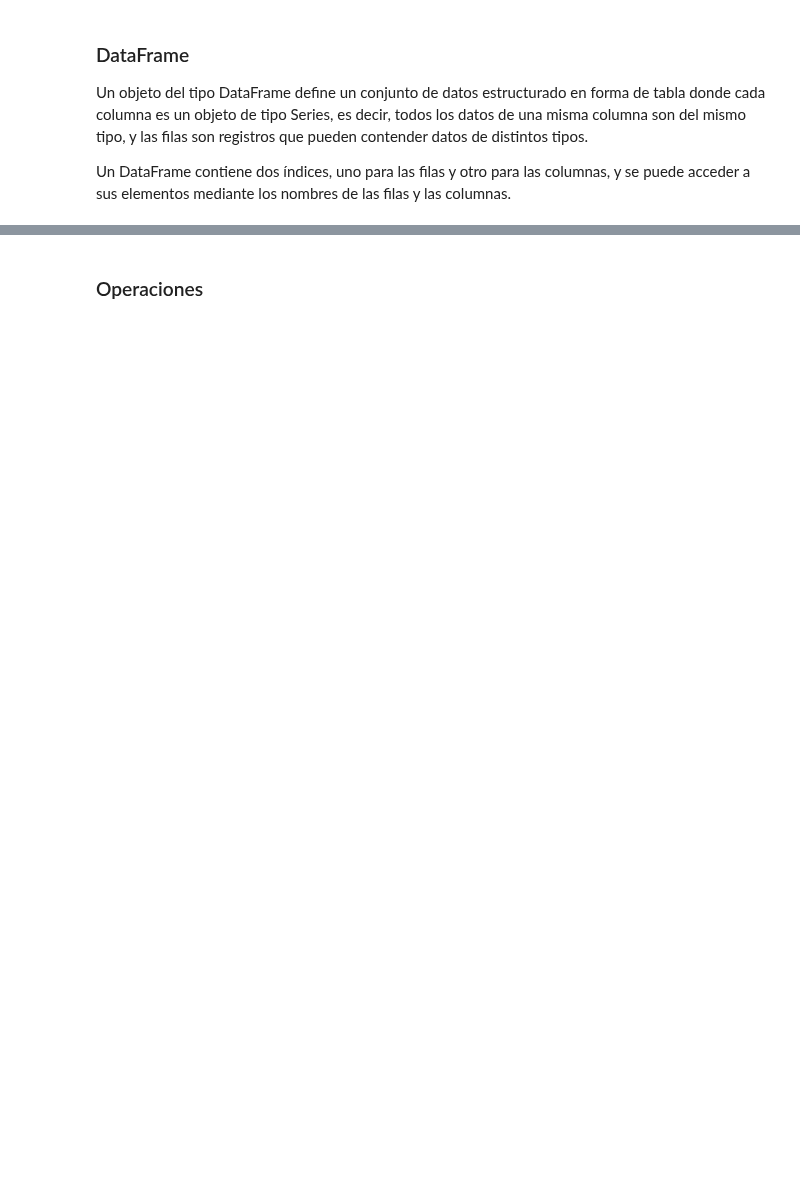
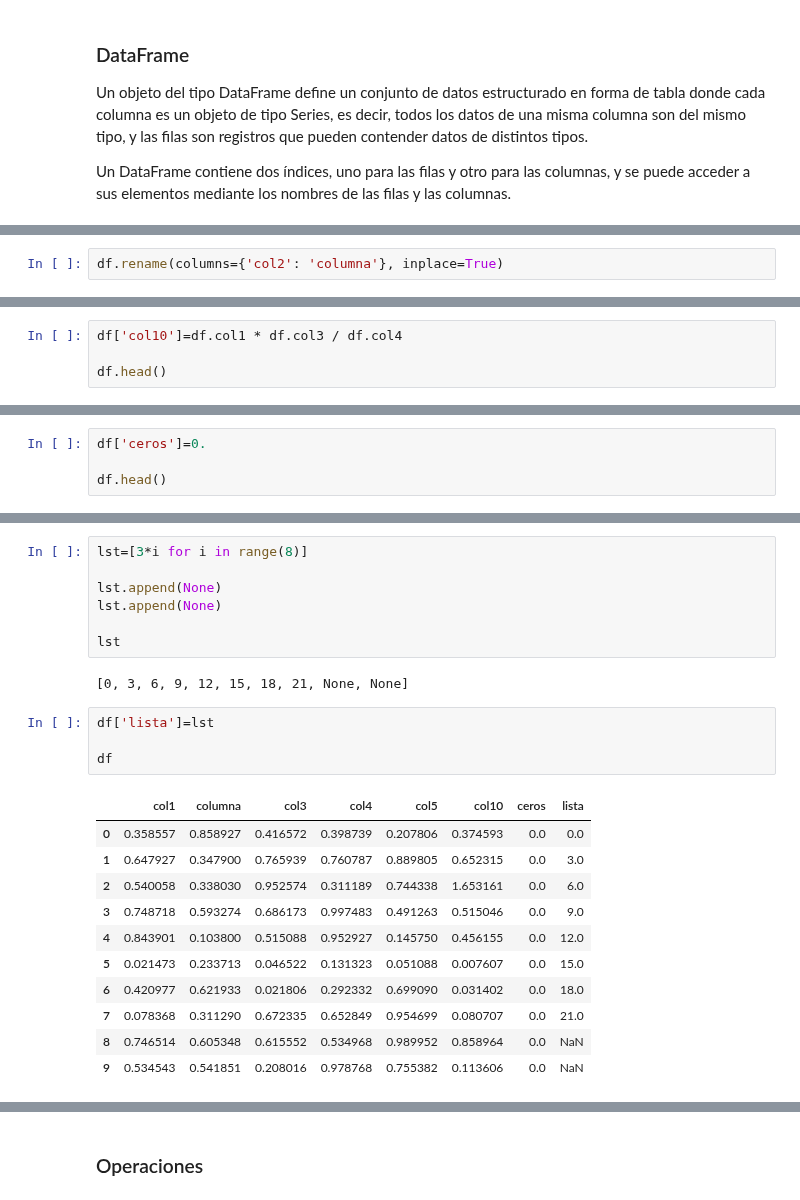
Before and after one commit to Ironhack-Data-Madrid-Mayo-2022/apuntes_clase, a Jupyter notebook: semana_2/1.2 - Intro Pandas.ipynb, the cells around one changed output, grey strips where cells are left out. Saved outputs shown, nothing was run; the diff lists cells and outputs as text; blank space fills up the shorter version.

```diff
--- a/semana_2/1.2 - Intro Pandas.ipynb
+++ b/semana_2/1.2 - Intro Pandas.ipynb
@@ -43,0 +191,2 @@ Un DataFrame contiene dos índices, uno para las filas y otro para las columnas,
+# %%
+df.rename(columns={'col2': 'columna'}, inplace=True)
@@ -43,0 +216,4 @@ Un DataFrame contiene dos índices, uno para las filas y otro para las columnas,
+# %%
+df['col10']=df.col1 * df.col3 / df.col4
+
+df.head()
@@ -43,0 +227,4 @@ Un DataFrame contiene dos índices, uno para las filas y otro para las columnas,
+# %%
+df['ceros']=0.
+
+df.head()
@@ -43,0 +238,25 @@ Un DataFrame contiene dos índices, uno para las filas y otro para las columnas,
+# %%
+lst=[3*i for i in range(8)]
+
+lst.append(None)
+lst.append(None)
+
+lst
+# %% [output]
+[0, 3, 6, 9, 12, 15, 18, 21, None, None]
+# %%
+df['lista']=lst
+
+df
+# %% [output]
+|  | col1 | columna | col3 | col4 | col5 | col10 | ceros | lista |
+| 0 | 0.358557 | 0.858927 | 0.416572 | 0.398739 | 0.207806 | 0.374593 | 0.0 | 0.0 |
+| 1 | 0.647927 | 0.347900 | 0.765939 | 0.760787 | 0.889805 | 0.652315 | 0.0 | 3.0 |
+| 2 | 0.540058 | 0.338030 | 0.952574 | 0.311189 | 0.744338 | 1.653161 | 0.0 | 6.0 |
+| 3 | 0.748718 | 0.593274 | 0.686173 | 0.997483 | 0.491263 | 0.515046 | 0.0 | 9.0 |
+| 4 | 0.843901 | 0.103800 | 0.515088 | 0.952927 | 0.145750 | 0.456155 | 0.0 | 12.0 |
+| 5 | 0.021473 | 0.233713 | 0.046522 | 0.131323 | 0.051088 | 0.007607 | 0.0 | 15.0 |
+| 6 | 0.420977 | 0.621933 | 0.021806 | 0.292332 | 0.699090 | 0.031402 | 0.0 | 18.0 |
+| 7 | 0.078368 | 0.311290 | 0.672335 | 0.652849 | 0.954699 | 0.080707 | 0.0 | 21.0 |
+| 8 | 0.746514 | 0.605348 | 0.615552 | 0.534968 | 0.989952 | 0.858964 | 0.0 | NaN |
+| 9 | 0.534543 | 0.541851 | 0.208016 | 0.978768 | 0.755382 | 0.113606 | 0.0 | NaN |
```
Also changed, not shown: parts of 53 cells of this notebook.
